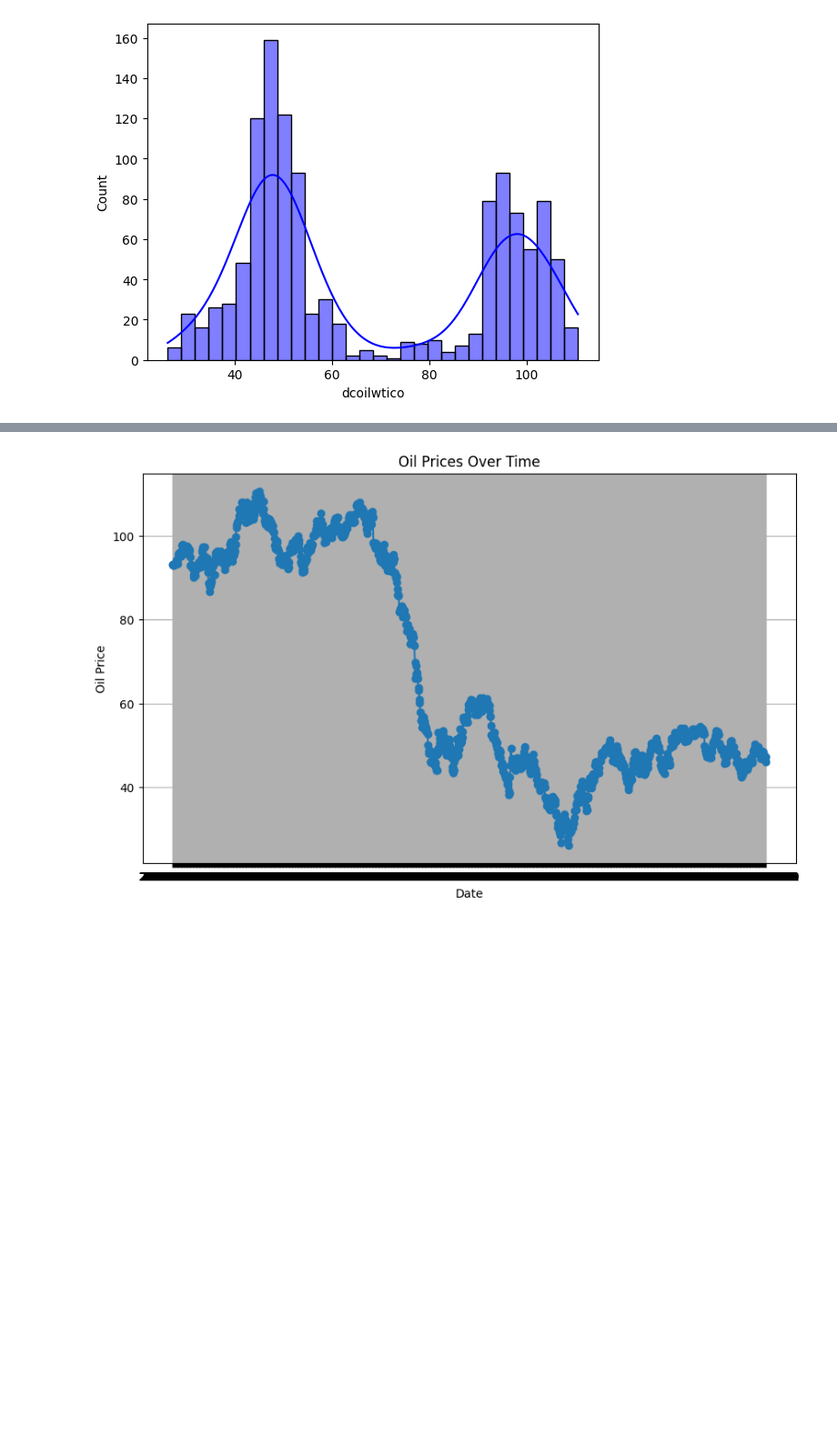
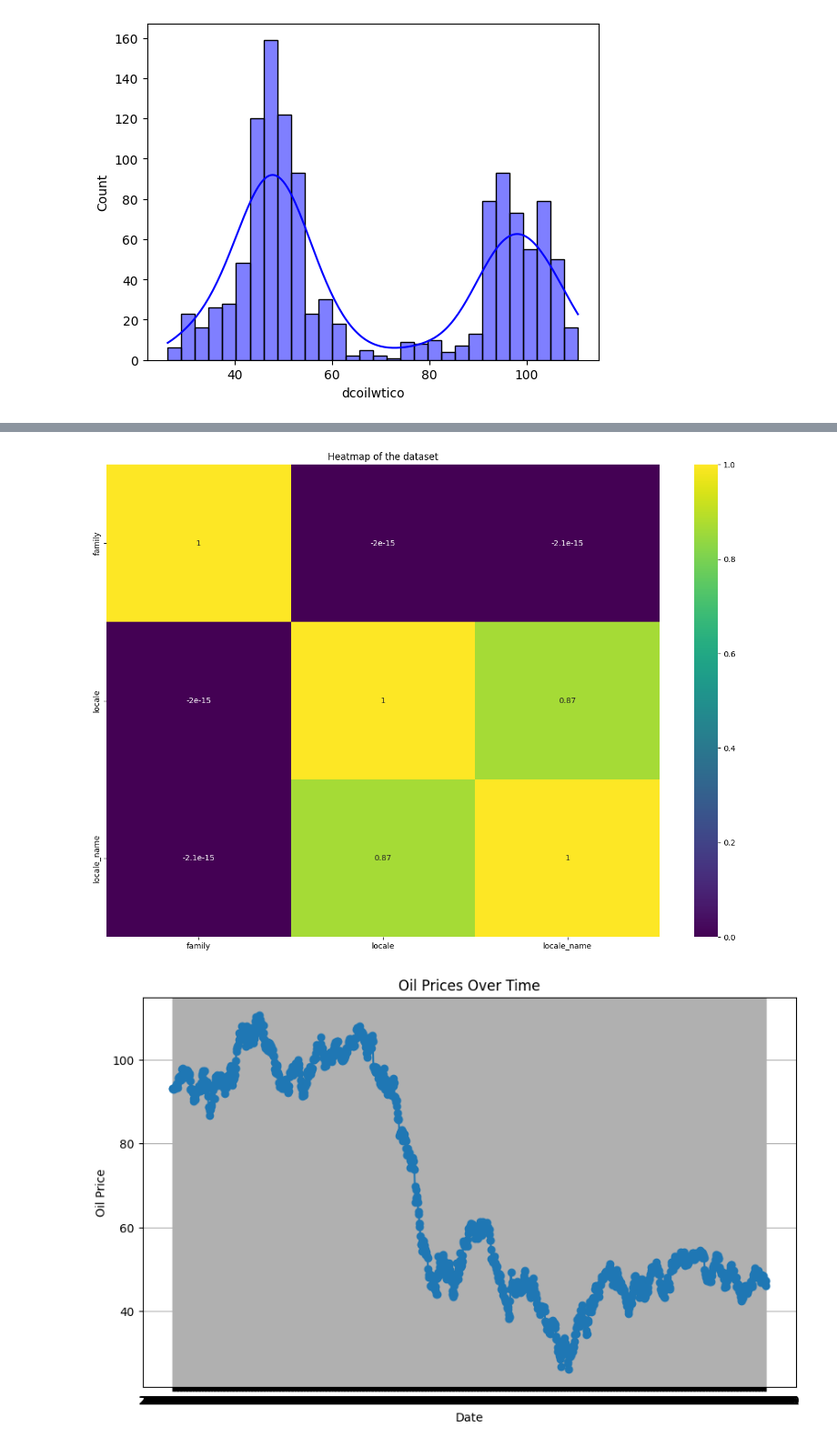
Before and after one commit to VojtechFlidr/Store_Sales_Kaggelo, a Jupyter notebook: Vojta.ipynb, the cells around one changed output, grey strips where cells are left out. Shown at 91% size. Cells and saved outputs as stored; diff of their text form; code cells hidden in the pictures; blank space fills up the shorter version.

Commit message:
correlation matrix

```diff
--- a/Vojta.ipynb
+++ b/Vojta.ipynb
@@ -130,0 +117,5 @@ df_train1.head()
+# %%
+label_encoder = LabelEncoder()
+columns_to_encode = ['family', 'holiday_type', 'locale', 'locale_name']
+for column in columns_to_encode:
+    df_train1[column] = label_encoder.fit_transform(df_train1[column])
@@ -131,3 +138,16 @@ df_train1.head()
+# %%
+dff = df_train1[['holiday_type', 'family', 'locale', 'locale_name']]
+# %%
+# CORRELATION MATRIX
+# Calculating the correlation matrix
+corr = dff.iloc[:,1:].corr()
+# Plotting the correlation matrix
+plt.figure(figsize=(16,11))
+sns.heatmap(corr, annot=True, cmap='viridis')
+plt.title('Heatmap of the dataset')
+plt.show()
+# %% [output]
+[figure, added]
 # %%
 # Plotting the data
 plt.figure(figsize=(10, 6))
```
Also changed, not shown: parts of 6 cells of this notebook.
